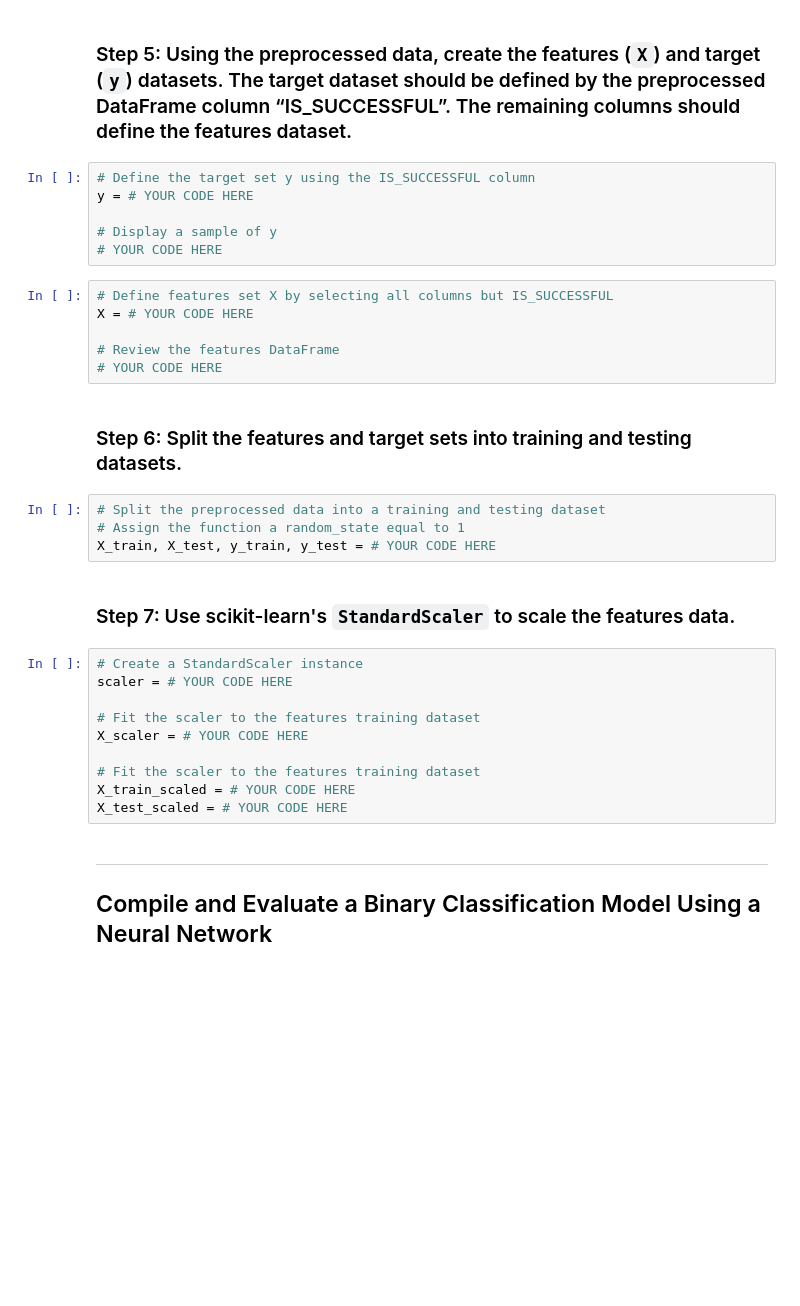
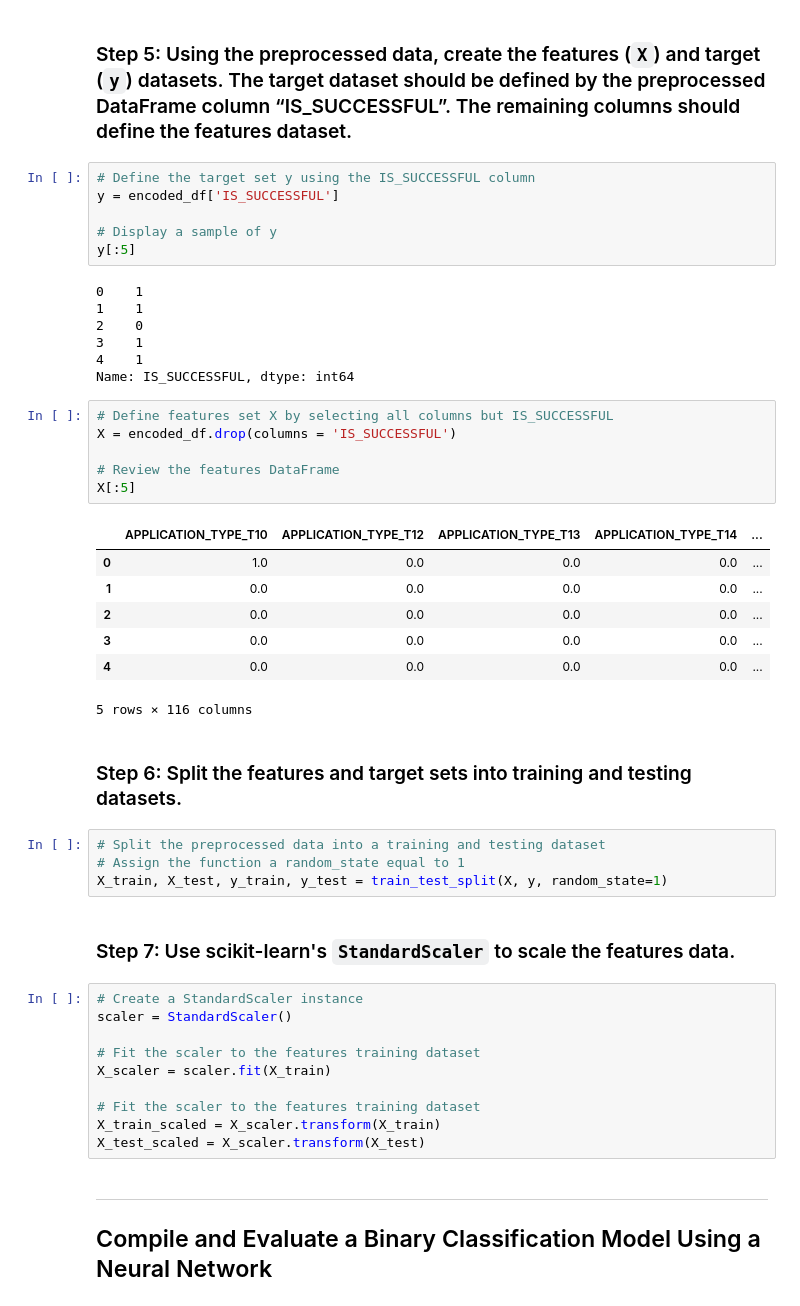
Before and after one commit to halamkim/challenge_13, a Jupyter notebook: venture_funding_with_deep_learning.ipynb, the cells around one changed output. Cells and saved outputs as stored; diff of their text form; blank space fills up the shorter version.

```diff
--- a/venture_funding_with_deep_learning.ipynb
+++ b/venture_funding_with_deep_learning.ipynb
@@ -213,34 +213,49 @@ encoded_df
 ### Step 5: Using the preprocessed data, create the features (`X`) and target (`y`) datasets. The target dataset should be defined by the preprocessed DataFrame column “IS_SUCCESSFUL”. The remaining columns should define the features dataset.
 # %%
 # Define the target set y using the IS_SUCCESSFUL column
-y = # YOUR CODE HERE
+y = encoded_df['IS_SUCCESSFUL']
 
 # Display a sample of y
-# YOUR CODE HERE
+y[:5]
+# %% [output]
+0    1
+1    1
+2    0
+3    1
+4    1
+Name: IS_SUCCESSFUL, dtype: int64
 # %%
 # Define features set X by selecting all columns but IS_SUCCESSFUL
-X = # YOUR CODE HERE
+X = encoded_df.drop(columns = 'IS_SUCCESSFUL')
 
 # Review the features DataFrame
-# YOUR CODE HERE
+X[:5]
+# %% [output]
+|  | APPLICATION_TYPE_T10 | APPLICATION_TYPE_T12 | APPLICATION_TYPE_T13 | APPLICATION_TYPE_T14 | ... |
+| 0 | 1.0 | 0.0 | 0.0 | 0.0 | ... |
+| 1 | 0.0 | 0.0 | 0.0 | 0.0 | ... |
+| 2 | 0.0 | 0.0 | 0.0 | 0.0 | ... |
+| 3 | 0.0 | 0.0 | 0.0 | 0.0 | ... |
+| 4 | 0.0 | 0.0 | 0.0 | 0.0 | ... |
+5 rows × 116 columns
 # %% [markdown]
 ### Step 6: Split the features and target sets into training and testing datasets.
 # %%
 # Split the preprocessed data into a training and testing dataset
 # Assign the function a random_state equal to 1
-X_train, X_test, y_train, y_test = # YOUR CODE HERE
+X_train, X_test, y_train, y_test = train_test_split(X, y, random_state=1)
 # %% [markdown]
 ### Step 7: Use scikit-learn's `StandardScaler` to scale the features data.
 # %%
 # Create a StandardScaler instance
-scaler = # YOUR CODE HERE
+scaler = StandardScaler()
 
 # Fit the scaler to the features training dataset
-X_scaler = # YOUR CODE HERE
+X_scaler = scaler.fit(X_train)
 
 # Fit the scaler to the features training dataset
-X_train_scaled = # YOUR CODE HERE
-X_test_scaled = # YOUR CODE HERE
+X_train_scaled = X_scaler.transform(X_train)
+X_test_scaled = X_scaler.transform(X_test)
 # %% [markdown]
 ---
 
```
